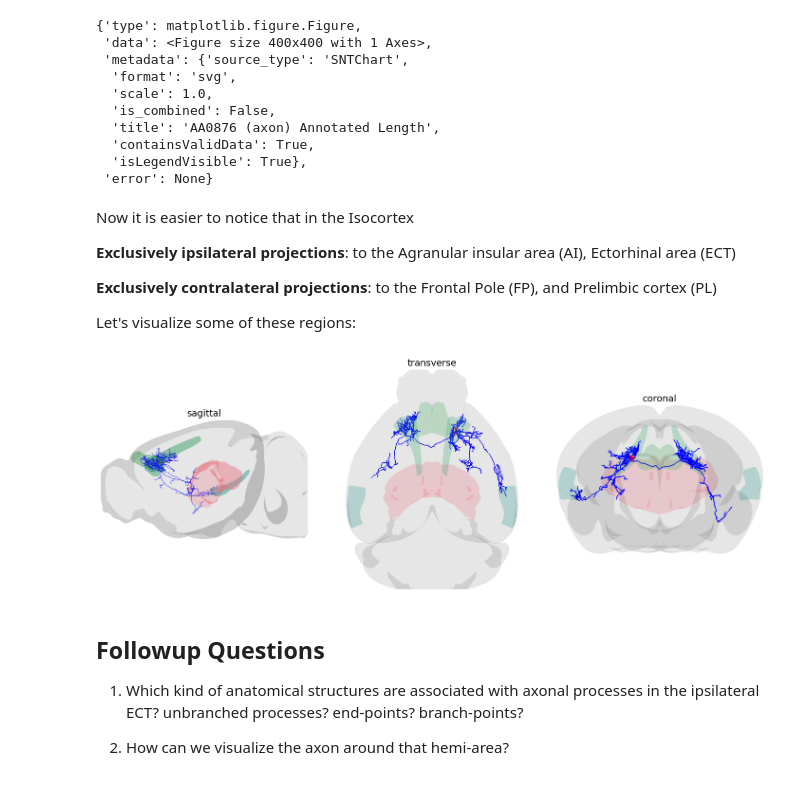
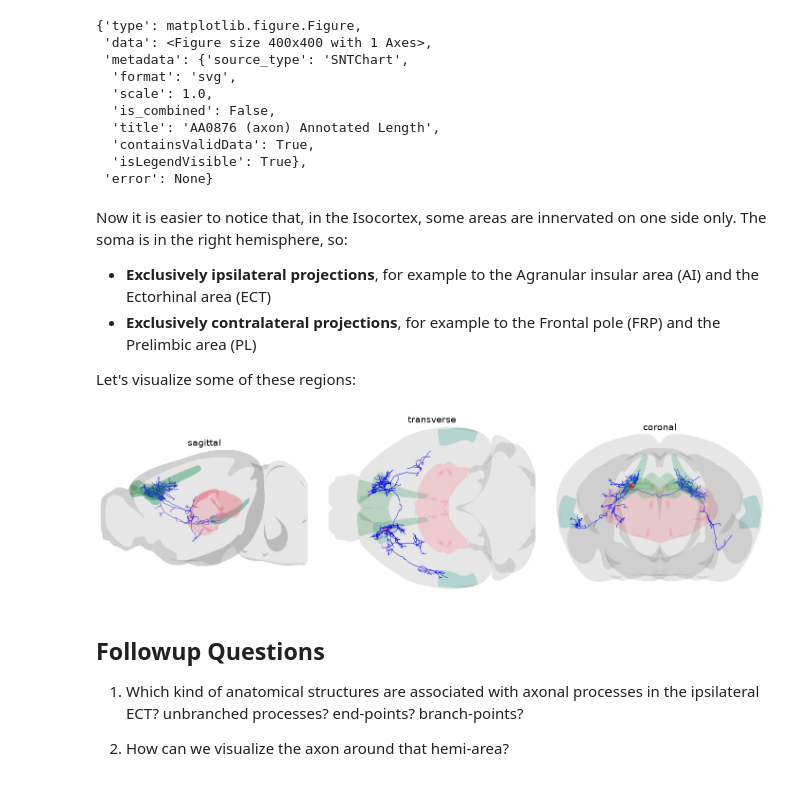
Before and after one commit to morphonets/pysnt, a Jupyter notebook: docs/notebooks/02_hemisphere_analysis.ipynb, the cells around one changed output. Saved outputs shown, nothing was run; the diff lists cells and outputs as text; code cells hidden in the pictures.

```diff
--- a/docs/notebooks/02_hemisphere_analysis.ipynb
+++ b/docs/notebooks/02_hemisphere_analysis.ipynb
@@ -252,25 +248,21 @@ pysnt.display(hist)
   'isLegendVisible': True},
  'error': None}
 # %% [markdown]
-Now it is easier to notice that in the Isocortex
+Now it is easier to notice that, in the Isocortex, some areas are innervated on one side only. The soma is in the right hemisphere, so:
 
-**Exclusively ipsilateral projections**:
-to the Agranular insular area (AI), Ectorhinal area (ECT)
-
-
-**Exclusively contralateral projections**:
-to the Frontal Pole (FP), and Prelimbic cortex (PL)
+- **Exclusively ipsilateral projections**, for example to the Agranular insular area (AI) and the Ectorhinal area (ECT)
+- **Exclusively contralateral projections**, for example to the Frontal pole (FRP) and the Prelimbic area (PL)
 
 Let's visualize some of these regions:
 # %%
-brain_areas = ["ECT", "PL", "FP"]
+brain_areas = ["ECT", "PL", "FRP"]
 for brain_area in brain_areas:
     mesh = AllenUtils.getCompartment(brain_area).getMesh()
     viewer.add(mesh)
 viewer.removeAnnotation(annotated_plane) # remove midline plane
 fig = display_orthoviews(viewer)
 # %% [output]
-[figure, old version]
+[figure, new version]
 # %% [markdown]
 ## Followup Questions
 
```
Also changed, not shown: parts of 12 cells of this notebook, 6 other files.
